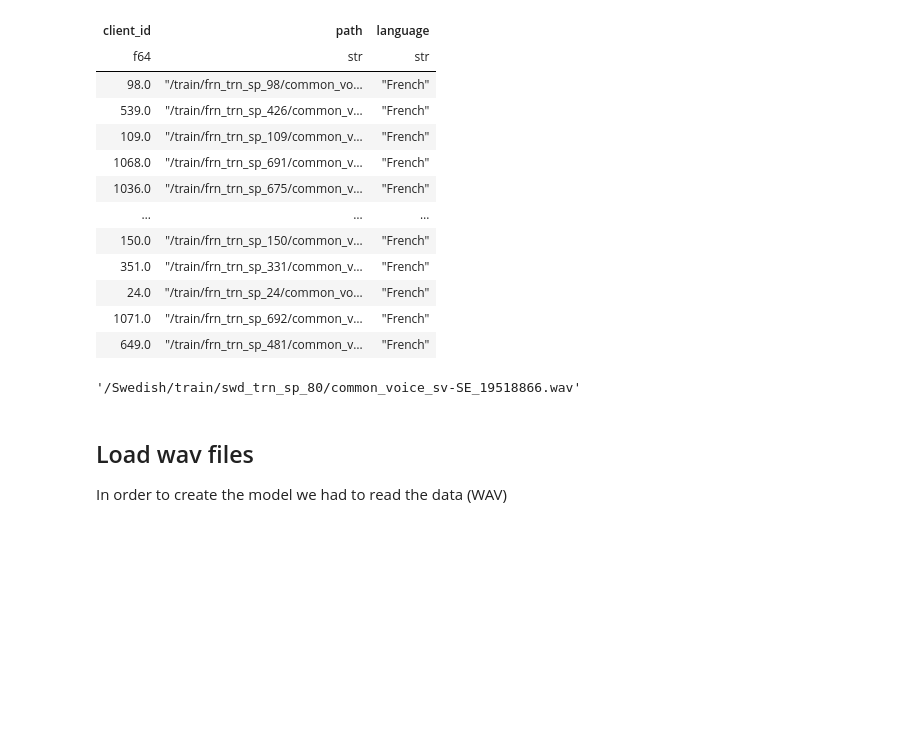
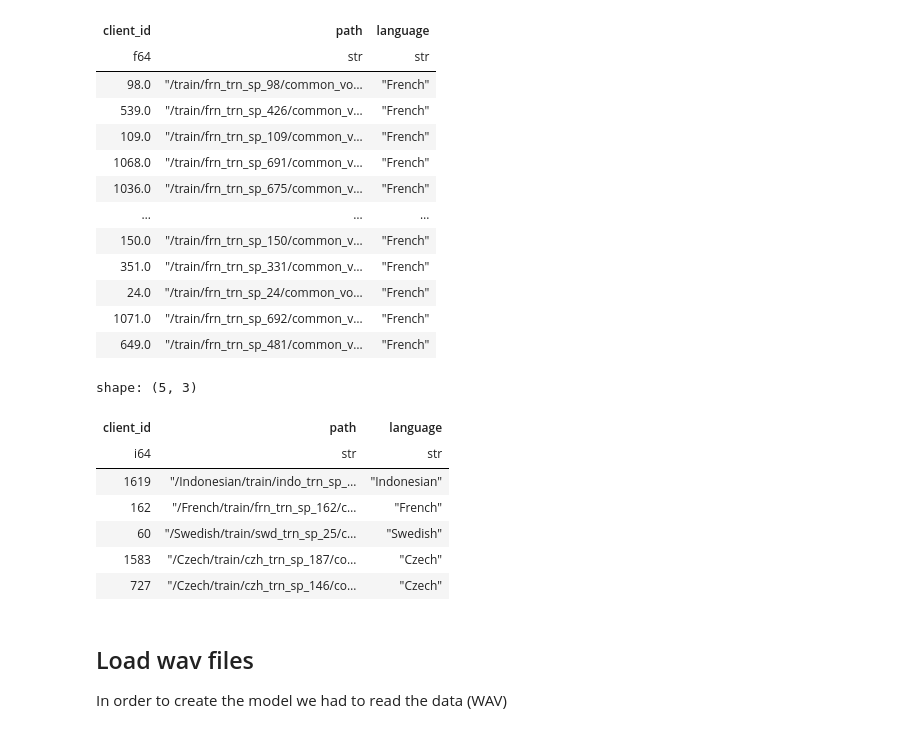
Before and after one commit to YoungLxst/Large-Language-Mapping, a Jupyter notebook: notebook/dataset_testing_and_preprocesing.ipynb, the cells around one changed output. Drawn from its saved outputs; the diff is of its cells as text; code cells hidden in the pictures; blank space fills up the shorter version.

```diff
--- a/notebook/dataset_testing_and_preprocesing.ipynb
+++ b/notebook/dataset_testing_and_preprocesing.ipynb
@@ -103,9 +103,16 @@ for file in file_type:
     combined_df.write_csv(f"../data/{file}.csv")
 # %%
 dfTrain = pl.read_csv("../data/train_clean.csv").sample(fraction=1.0, shuffle=True)
-dfTrain[0,1]
+dfTrain.head()
 # %% [output]
-'/Swedish/train/swd_trn_sp_80/common_voice_sv-SE_19518866.wav'
+shape: (5, 3)
+| client_id | path | language |
+| i64 | str | str |
+| 1619 | "/Indonesian/train/indo_trn_sp_… | "Indonesian" |
+| 162 | "/French/train/frn_trn_sp_162/c… | "French" |
+| 60 | "/Swedish/train/swd_trn_sp_25/c… | "Swedish" |
+| 1583 | "/Czech/train/czh_trn_sp_187/co… | "Czech" |
+| 727 | "/Czech/train/czh_trn_sp_146/co… | "Czech" |
 # %% [markdown]
 ## Load wav files
 
```
Also changed, not shown: parts of 6 cells of this notebook, 3 other files.
